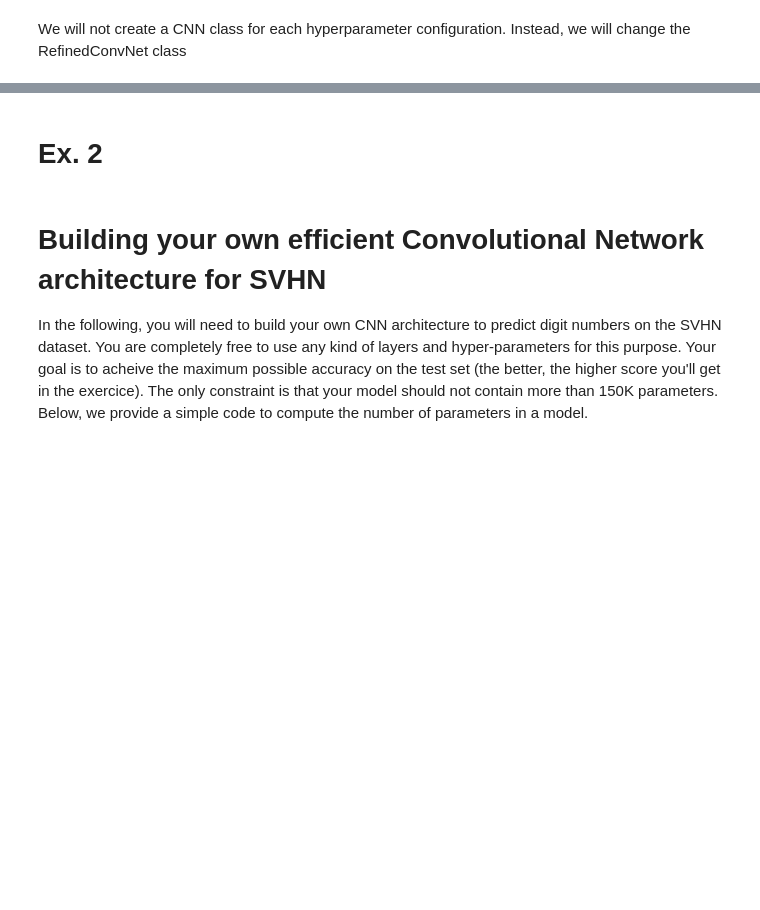
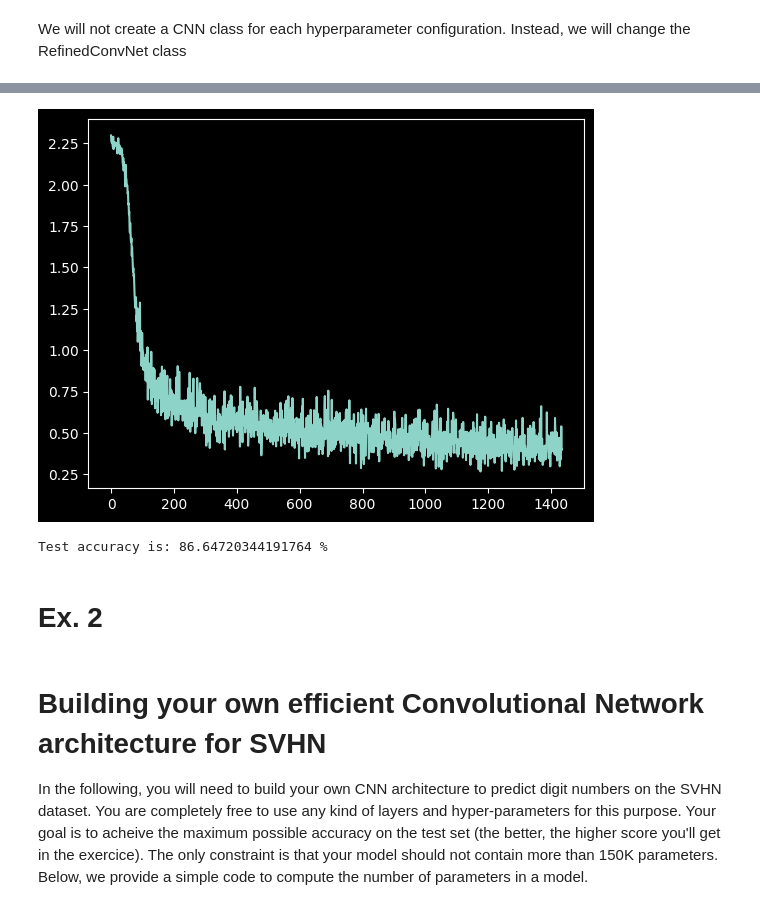
Before and after one commit to albert-santos01/DeepLearning, a Jupyter notebook: P3/P3-Questions.ipynb, the cells around one changed output, grey strips where cells are left out. Cells and saved outputs as stored; diff of their text form; code cells hidden in the pictures; blank space fills up the shorter version.

```diff
--- a/P3/P3-Questions.ipynb
+++ b/P3/P3-Questions.ipynb
@@ -304,11 +372,38 @@ Test accuracy is: 86.25921942224954 %
+# %%
+# Create train data loader
+max_degree = 10
+tr = tf.Compose([
+        tf.ToTensor(),
+        tf.Normalize(mean = [.5], std = [.5]),
+        tf.RandomCrop(32, padding=4)
+        ])
+train_loader_crop = torch.utils.data.DataLoader(dataset=SVHNTrain,
+                                               batch_size=256,
+                                               shuffle=True)
+
+test_loader_crop = torch.utils.data.DataLoader(dataset=SVHNTest,
+                                               batch_size=256,
+                                               shuffle=True)
 # %%
-MomCNN = BaseConvNet()
-optimizer_mom = optim.SGD(MomCNN.parameters(), lr=0.01, momentum=0.9)
+BaseCNN = BaseConvNet()
 
-loss_hist = train(MomCNN, train_loader, optimizer, num_epochs, model_name='mom_model.pkt', device=device)
+criterion = nn.CrossEntropyLoss()
+
+#Initialize optimizer
+learning_rate = .001
+optimizer = torch.optim.Adam(BaseCNN.parameters(), lr = learning_rate)
+
+
+# Device configuration (choose GPU if it is available )
+device = torch.device('cuda:0' if torch.cuda.is_available() else 'cpu')
+num_epochs = 5
+
+# Train and test the model
+loss_hist = train(BaseCNN, train_loader_crop, optimizer, num_epochs, model_name='cropped_model.pkt', device=device)
 plt.plot(loss_hist)
 plt.show()
 
 
-print('Test accuracy is: {} %'.format(test(MomCNN, test_loader)))
+print('Test accuracy is: {} %'.format(test(BaseCNN, test_loader_crop)))
 # Create test data loader
+# %% [output]
@@ -314,0 +420,2 @@ print('Test accuracy is: {} %'.format(test(MomCNN, test_loader)))
+[figure, added]
+Test accuracy is: 86.64720344191764 %
```
Also changed, not shown: parts of 18 cells of this notebook.
